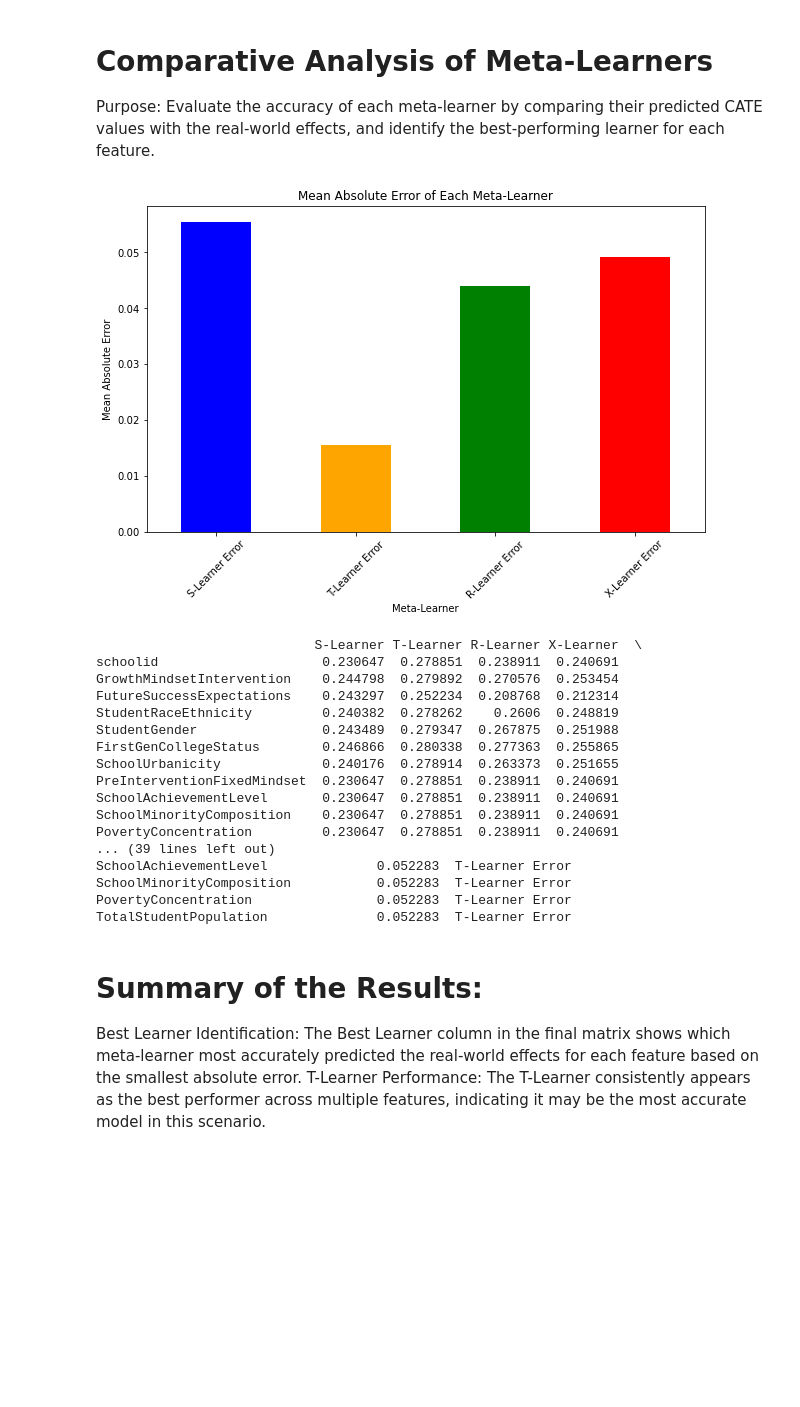
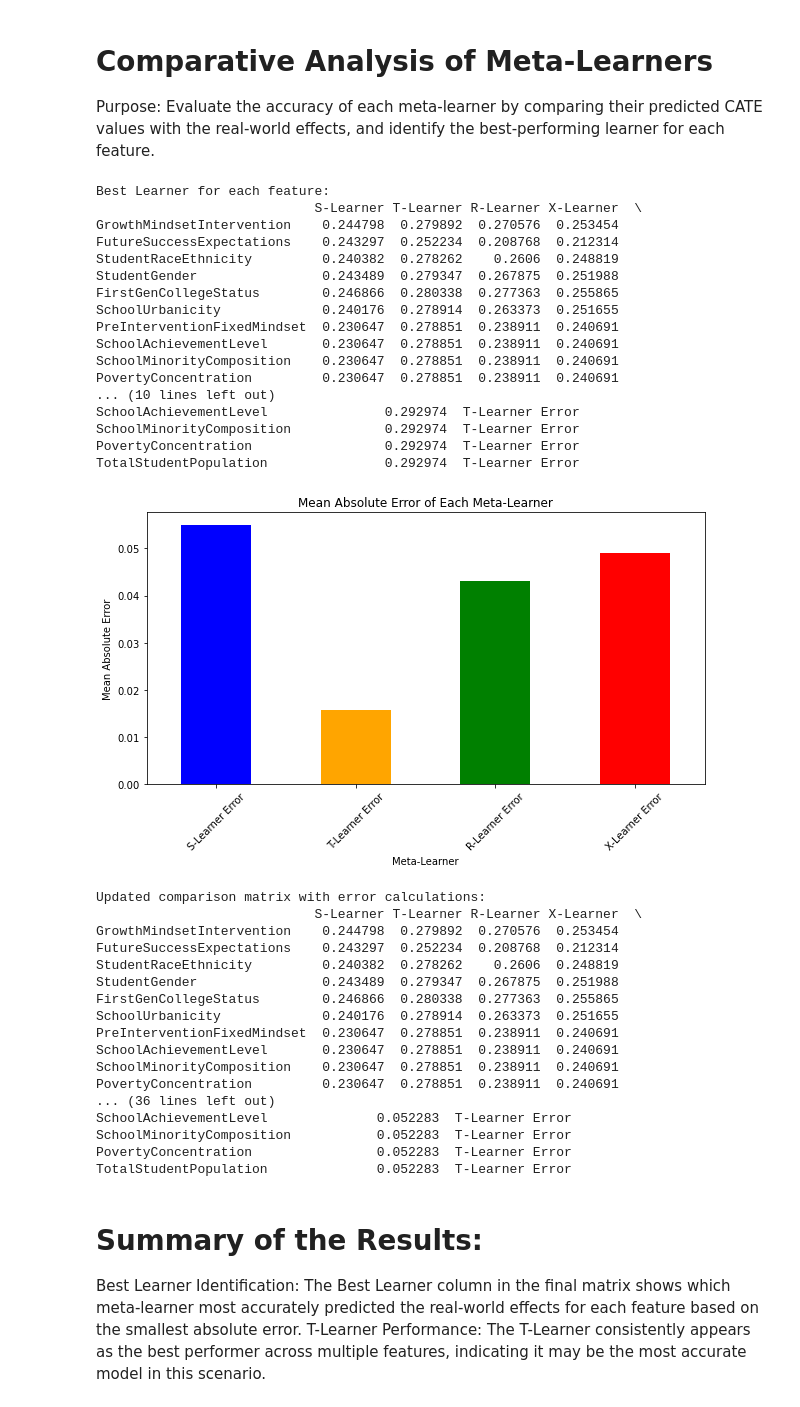
Before and after one commit to lily01awasthi/CATE_Estimation_using_Meta_Learners, a Jupyter notebook: notebooks/Compare CATE with real_predictions for groups.ipynb, the cells around one changed output. Drawn from its saved outputs; the diff is of its cells as text; code cells hidden in the pictures; blank space fills up the shorter version.

```diff
--- a/notebooks/Compare CATE with real_predictions for groups.ipynb
+++ b/notebooks/Compare CATE with real_predictions for groups.ipynb
@@ -27,7 +27,7 @@ Purpose: Calculate the average CATE for each feature using the predictions from
 # %%
 # List of features to calculate CATE for
 features = [
-    'schoolid', 'GrowthMindsetIntervention', 'FutureSuccessExpectations',
+     'GrowthMindsetIntervention', 'FutureSuccessExpectations',
     'StudentRaceEthnicity', 'StudentGender', 'FirstGenCollegeStatus', 'SchoolUrbanicity',
     'PreInterventionFixedMindset', 'SchoolAchievementLevel', 'SchoolMinorityComposition',
     'PovertyConcentration', 'TotalStudentPopulation'
@@ -218,51 +218,77 @@ plt.show()
 Purpose: Evaluate the accuracy of each meta-learner by comparing their predicted CATE values with the real-world effects, and identify the best-performing learner for each feature.
 # %%
 import numpy as np
+import pandas as pd
+
+# Calculate the absolute error for each learner
+comparison_matrix_with_real['S-Learner Error'] = abs(comparison_matrix_with_real['S-Learner'] - comparison_matrix_with_real['Real-World Effect'])
+comparison_matrix_with_real['T-Learner Error'] = abs(comparison_matrix_with_real['T-Learner'] - comparison_matrix_with_real['Real-World Effect'])
+comparison_matrix_with_real['R-Learner Error'] = abs(comparison_matrix_with_real['R-Learner'] - comparison_matrix_with_real['Real-World Effect'])
+comparison_matrix_with_real['X-Learner Error'] = abs(comparison_matrix_with_real['X-Learner'] - comparison_matrix_with_real['Real-World Effect'])
 
 # Ensure all errors are numeric and handle NaN values by filling them with a large number (infinity)
 comparison_matrix_with_real['S-Learner Error'] = pd.to_numeric(comparison_matrix_with_real['S-Learner Error'], errors='coerce').fillna(np.inf)
 comparison_matrix_with_real['T-Learner Error'] = pd.to_numeric(comparison_matrix_with_real['T-Learner Error'], errors='coerce').fillna(np.inf)
 comparison_matrix_with_real['R-Learner Error'] = pd.to_numeric(comparison_matrix_with_real['R-Learner Error'], errors='coerce').fillna(np.inf)
 comparison_matrix_with_real['X-Learner Error'] = pd.to_numeric(comparison_matrix_with_real['X-Learner Error'], errors='coerce').fillna(np.inf)
 
 # Identify the best learner for each feature by finding the minimum error
 comparison_matrix_with_real['Best Learner'] = comparison_matrix_with_real[['S-Learner Error', 'T-Learner Error', 'R-Learner Error', 'X-Learner Error']].idxmin(axis=1)
 
-#print("\nBest Learner for each feature:")
-#print(comparison_matrix_with_real[['S-Learner', 'T-Learner', 'R-Learner', 'X-Learner', 'Real-World Effect', 'Best Learner']])
+print("\nBest Learner for each feature:")
+print(comparison_matrix_with_real[['S-Learner', 'T-Learner', 'R-Learner', 'X-Learner', 'Real-World Effect', 'Best Learner']])
 
-# Visualize the mean absolute errors using a bar plot
-plt.figure(figsize=(10, 6))
+# Visualize the results using bar plots
+import matplotlib.pyplot as plt
+
+plt.figure(figsize=(10, 5))
 mean_errors = comparison_matrix_with_real[['S-Learner Error', 'T-Learner Error', 'R-Learner Error', 'X-Learner Error']].mean()
 mean_errors.plot(kind='bar', color=['blue', 'orange', 'green', 'red'])
 plt.title('Mean Absolute Error of Each Meta-Learner')
 plt.ylabel('Mean Absolute Error')
 plt.xlabel('Meta-Learner')
 plt.xticks(rotation=45)
 plt.show()
 
 # Display the updated comparison matrix with error calculations
-#print("\nUpdated comparison matrix with error calculations:")
+print("\nUpdated comparison matrix with error calculations:")
 print(comparison_matrix_with_real)
 # %% [output]
+Best Learner for each feature:
+                            S-Learner T-Learner R-Learner X-Learner  \
+GrowthMindsetIntervention    0.244798  0.279892  0.270576  0.253454
+FutureSuccessExpectations    0.243297  0.252234  0.208768  0.212314
+StudentRaceEthnicity         0.240382  0.278262    0.2606  0.248819
+StudentGender                0.243489  0.279347  0.267875  0.251988
+FirstGenCollegeStatus        0.246866  0.280338  0.277363  0.255865
+SchoolUrbanicity             0.240176  0.278914  0.263373  0.251655
+PreInterventionFixedMindset  0.230647  0.278851  0.238911  0.240691
+SchoolAchievementLevel       0.230647  0.278851  0.238911  0.240691
+SchoolMinorityComposition    0.230647  0.278851  0.238911  0.240691
+PovertyConcentration         0.230647  0.278851  0.238911  0.240691
+... (10 lines left out)
+SchoolAchievementLevel               0.292974  T-Learner Error
+SchoolMinorityComposition            0.292974  T-Learner Error
+PovertyConcentration                 0.292974  T-Learner Error
+TotalStudentPopulation               0.292974  T-Learner Error
-[figure, old version]
+[figure, new version]
-                            S-Learner T-Learner R-Learner X-Learner  \
-schoolid                     0.230647  0.278851  0.238911  0.240691
-GrowthMindsetIntervention    0.244798  0.279892  0.270576  0.253454
-FutureSuccessExpectations    0.243297  0.252234  0.208768  0.212314
-StudentRaceEthnicity         0.240382  0.278262    0.2606  0.248819
-StudentGender                0.243489  0.279347  0.267875  0.251988
-FirstGenCollegeStatus        0.246866  0.280338  0.277363  0.255865
-SchoolUrbanicity             0.240176  0.278914  0.263373  0.251655
-PreInterventionFixedMindset  0.230647  0.278851  0.238911  0.240691
-SchoolAchievementLevel       0.230647  0.278851  0.238911  0.240691
-SchoolMinorityComposition    0.230647  0.278851  0.238911  0.240691
-PovertyConcentration         0.230647  0.278851  0.238911  0.240691
-... (39 lines left out)
-SchoolAchievementLevel              0.052283  T-Learner Error
-SchoolMinorityComposition           0.052283  T-Learner Error
-PovertyConcentration                0.052283  T-Learner Error
-TotalStudentPopulation              0.052283  T-Learner Error
+Updated comparison matrix with error calculations:
+                            S-Learner T-Learner R-Learner X-Learner  \
+GrowthMindsetIntervention    0.244798  0.279892  0.270576  0.253454
+FutureSuccessExpectations    0.243297  0.252234  0.208768  0.212314
+StudentRaceEthnicity         0.240382  0.278262    0.2606  0.248819
+StudentGender                0.243489  0.279347  0.267875  0.251988
+FirstGenCollegeStatus        0.246866  0.280338  0.277363  0.255865
+SchoolUrbanicity             0.240176  0.278914  0.263373  0.251655
+PreInterventionFixedMindset  0.230647  0.278851  0.238911  0.240691
+SchoolAchievementLevel       0.230647  0.278851  0.238911  0.240691
+SchoolMinorityComposition    0.230647  0.278851  0.238911  0.240691
+PovertyConcentration         0.230647  0.278851  0.238911  0.240691
+... (36 lines left out)
+SchoolAchievementLevel              0.052283  T-Learner Error
+SchoolMinorityComposition           0.052283  T-Learner Error
+PovertyConcentration                0.052283  T-Learner Error
+TotalStudentPopulation              0.052283  T-Learner Error
 # %% [markdown]
 # Summary of the Results:
 Best Learner Identification: The Best Learner column in the final matrix shows which meta-learner most accurately predicted the real-world effects for each feature based on the smallest absolute error.
```
Also changed, not shown: parts of 6 cells of this notebook, 1 other file.
